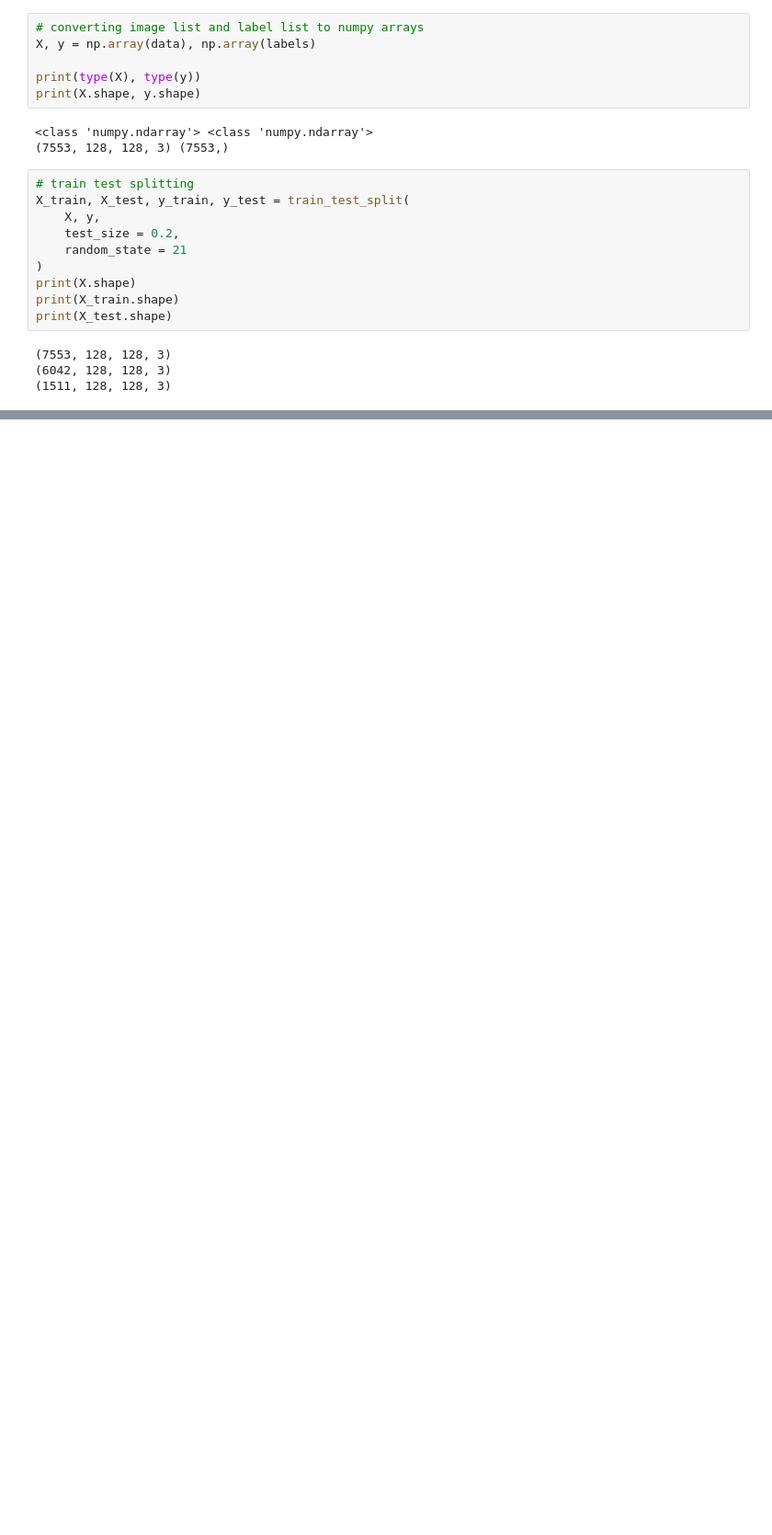
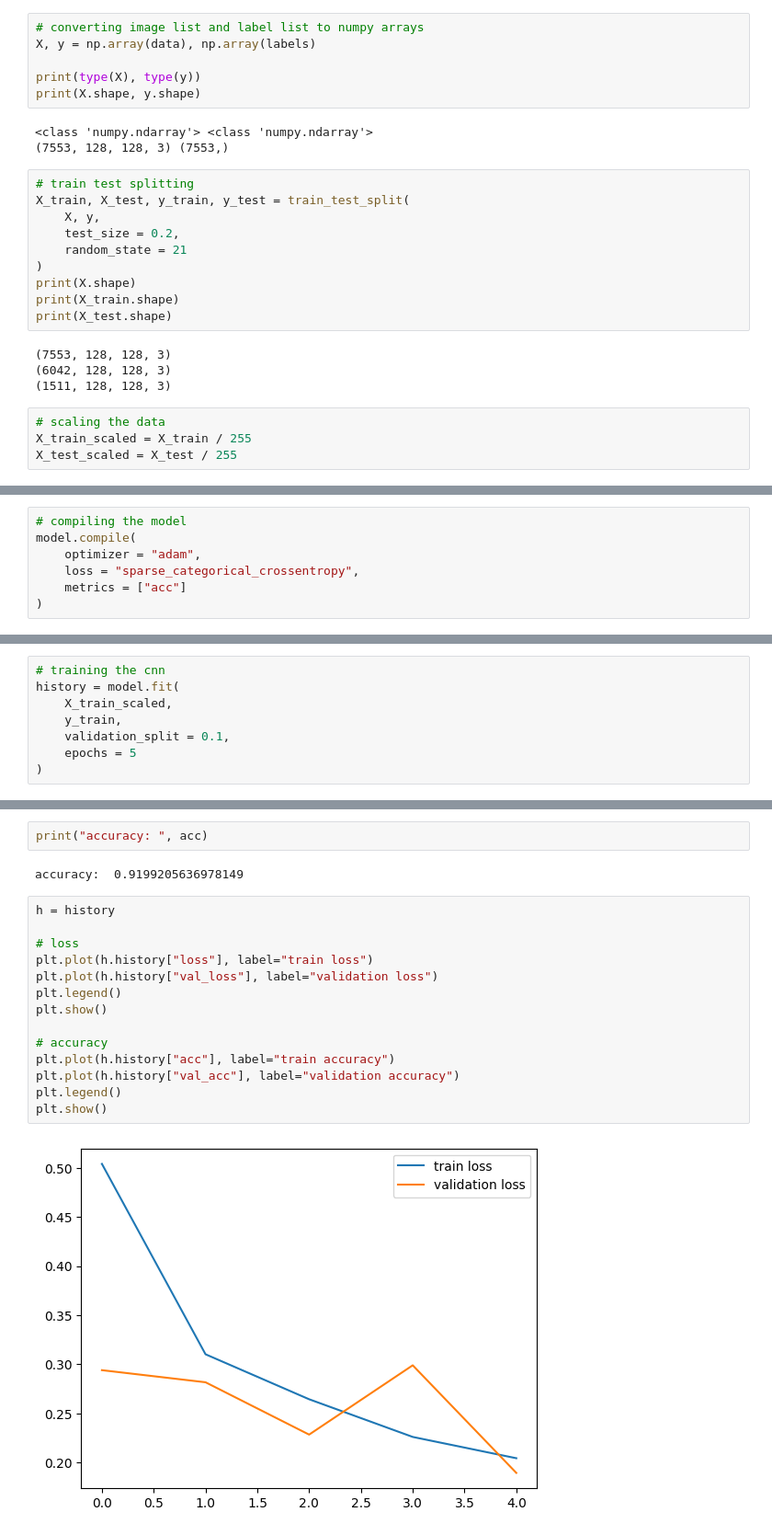
Before and after one commit to kamijoseph/Face-Mask-Detection, a Jupyter notebook: notebook/face_mask.ipynb, the cells around one changed output, grey strips where cells are left out. Shown: that part at 92% size. Saved outputs shown, nothing was run; the diff lists cells and outputs as text; blank space fills up the shorter version.

```diff
--- a/notebook/face_mask.ipynb
+++ b/notebook/face_mask.ipynb
@@ -155,3 +157,7 @@ print(X_test.shape)
 (7553, 128, 128, 3)
 (6042, 128, 128, 3)
 (1511, 128, 128, 3)
+# %%
+# scaling the data
+X_train_scaled = X_train / 255
+X_test_scaled = X_test / 255
@@ -157,0 +188,7 @@ print(X_test.shape)
+# %%
+# compiling the model
+model.compile(
+    optimizer = "adam",
+    loss = "sparse_categorical_crossentropy",
+    metrics = ["acc"]
+)
@@ -157,0 +219,8 @@ print(X_test.shape)
+# %%
+# training the cnn
+history = model.fit(
+    X_train_scaled,
+    y_train,
+    validation_split = 0.1,
+    epochs = 5
+)
@@ -157,0 +247,20 @@ print(X_test.shape)
+# %%
+print("accuracy: ", acc)
+# %% [output]
+accuracy:  0.9199205636978149
+# %%
+h = history
+
+# loss
+plt.plot(h.history["loss"], label="train loss")
+plt.plot(h.history["val_loss"], label="validation loss")
+plt.legend()
+plt.show()
+
+# accuracy
+plt.plot(h.history["acc"], label="train accuracy")
+plt.plot(h.history["val_acc"], label="validation accuracy")
+plt.legend()
+plt.show()
+# %% [output]
+[figure, added]
```
Also changed, not shown: parts of 13 cells of this notebook.
